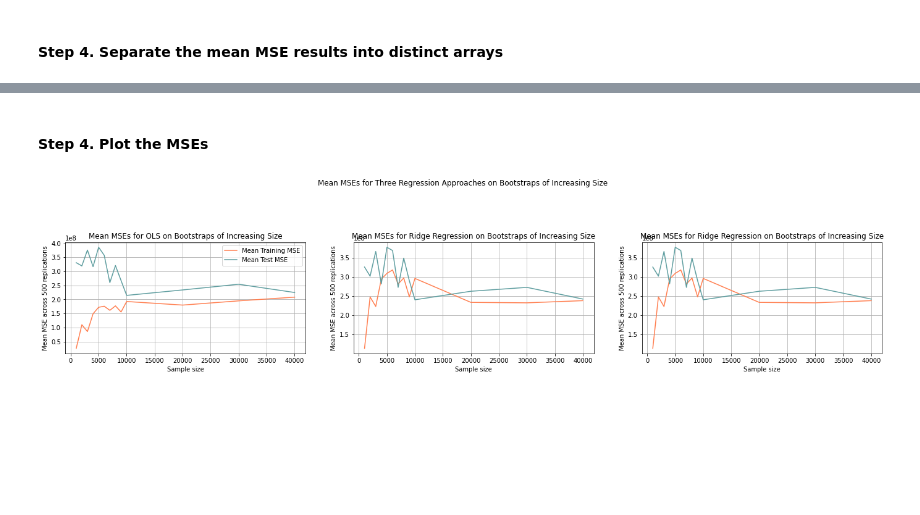
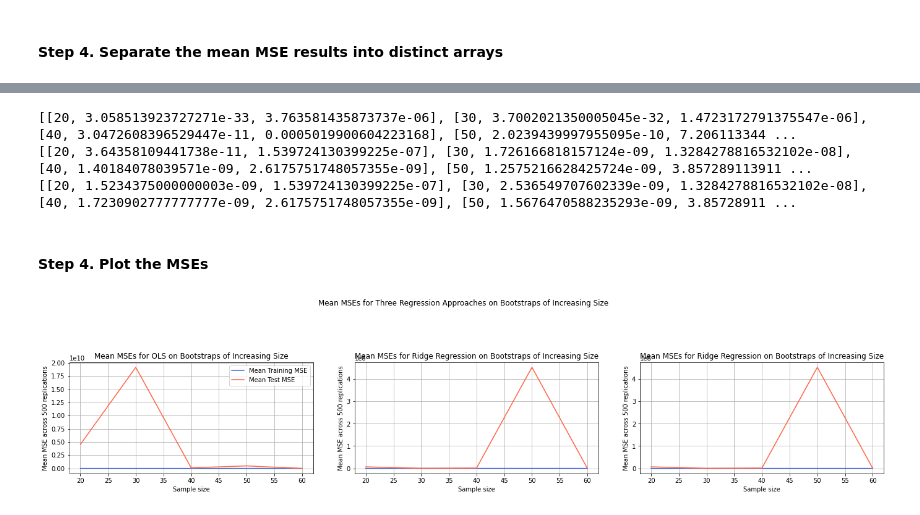
Before and after one commit to hikari-murayama/CA_ag_pollution, a Jupyter notebook: 03_Q3_How_Many_Sensors.ipynb, the cells around one changed output, grey strips where cells are left out. Cells and saved outputs as stored; diff of their text form; code cells hidden in the pictures; blank space fills up the shorter version.

```diff
--- a/03_Q3_How_Many_Sensors.ipynb
+++ b/03_Q3_How_Many_Sensors.ipynb
@@ -104,7 +109,6 @@ def OLS(X_train, y_train, X_test, y_test):
     Returns:
         train_mse: the MSE for the training data
         test_mse: The MSE for the test data
-        model_coef: The coefficients for the model
         """
     #Fit model
     lm = LinearRegression()
@@ -188,7 +193,7 @@ def how_many_sensors(df, b, start_size, test_prop, n_splits, alphas, rand_seed,
     while sampsize < max_size:
 
         # take 500 bootstrap samples of defined size and append them to a list
-        for b in range(b):  # b = 500
+        for b in np.arange(b):
             #np.random.seed(rand_seed)
             sample_n = np.random.choice(sample_inds, size = sampsize)
             df_sample = df.iloc[sample_n,:]
@@ -199,7 +204,7 @@ def how_many_sensors(df, b, start_size, test_prop, n_splits, alphas, rand_seed,
         ridge_mse_arr = np.full([1,2], np.nan)
         lasso_mse_arr = np.full([1,2], np.nan)
 
-        # for each of those samples, run and tune linear models with k-fold CV
+        # for each of the bootstrap samples, run and tune linear models with k-fold CV
         for bs in sampset:
 
             # first, generate X, X-standardized, and y
@@ -215,10 +220,10 @@ def how_many_sensors(df, b, start_size, test_prop, n_splits, alphas, rand_seed,
 
             # run OLS
             ols_mses = OLS(X_train, y_train, X_test, y_test)
+            ols_mse_arr = np.vstack((ols_mse_arr, ols_mses))
             #o_train_mse, o_test_mse, o_alpha = fit_model_cv(LinearRegression, X_train, y_train, X_test, y_test, kf, alphas)
 
             #ols_mses = [o_train_mse, o_test_mse]
-            ols_mse_arr = np.vstack((ols_mse_arr, ols_mses))
 
             # run ridge
             r_train_mse, r_test_mse, r_alpha = fit_model_cv(RidgeCV, X_std_train, y_train, X_std_test, y_test, kf, alphas)
@@ -235,9 +240,11 @@ def how_many_sensors(df, b, start_size, test_prop, n_splits, alphas, rand_seed,
         ridge_mean_mse.append([sampsize, ridge_mse_arr[1:,0].mean(), ridge_mse_arr[1:,1].mean()])
         lasso_mean_mse.append([sampsize, lasso_mse_arr[1:,0].mean(), ridge_mse_arr[1:,1].mean()])
 
+        # dump the bootstrap sample set list and increase sampsize for next iteration
         sampset = []
         sampsize += 10**(len(str(sampsize))-1)
 
+    #return sampsize
     return ols_mean_mse, ridge_mean_mse, lasso_mean_mse
 # %% [markdown]
 #### Step 3. Run the function
@@ -252,15 +259,16 @@ We define a set of possible alphas and set the parameters for the function:
 * max_size = the entire dataset
 # %%
 start = time.time()
-alphas = [0.01, 0.1, 1, 10, 100, 1000, 10000, 100000]
+alphas = [0.001, 0.01, 0.1, 1, 10, 100, 1000]
 howmany_ols, howmany_ridge, howmany_lasso = how_many_sensors(
     df = df,
-    b = 500,
+    b = 50,
     start_size = 100,
     test_prop = 0.2,
     n_splits = 10,
     alphas = alphas,
-    rand_seed = 42)
+    rand_seed = 42,
+    max_size = len(df))
 end = time.time()
 print(f"Runtime is {end - start} seconds")
 # %% [output]
@@ -270,7 +298,15 @@ KeyboardInterrupt:
+# %%
+print(howmany_ols)
+print(howmany_ridge)
+print(howmany_lasso)
+# %% [output]
+[[20, 3.058513923727271e-33, 3.763581435873737e-06], [30, 3.7002021350005045e-32, 1.4723172791375547e-06], [40, 3.0472608396529447e-11, 0.0005019900604223168], [50, 2.0239439997955095e-10, 7.206113344 ...
+[[20, 3.64358109441738e-11, 1.539724130399225e-07], [30, 1.726166818157124e-09, 1.3284278816532102e-08], [40, 1.40184078039571e-09, 2.6175751748057355e-09], [50, 1.2575216628425724e-09, 3.857289113911 ...
+[[20, 1.5234375000000003e-09, 1.539724130399225e-07], [30, 2.536549707602339e-09, 1.3284278816532102e-08], [40, 1.7230902777777777e-09, 2.6175751748057355e-09], [50, 1.5676470588235293e-09, 3.85728911 ...
 # %%
-olsmse = np.array(howmany[0])
-rmse = np.array(howmany[1])
-lmse = np.array(howmany[2])
+olsmse = np.array(howmany_ols)
+rmse = np.array(howmany_ridge)
+lmse = np.array(howmany_lasso)
 # %% [markdown]
 #### Step 4. Plot the MSEs
 # %%
@@ -280,45 +316,45 @@ plt.subplot(1, 3, 1)
 x_sampsize = olsmse[:,0]
 y_trainmse = olsmse[:,1]
 y_testmse = olsmse[:,2]
-plt.plot(x_sampsize, y_trainmse, color = 'coral', label = 'Mean Training MSE')
-plt.plot(x_sampsize, y_testmse, color = 'cadetblue', label = 'Mean Test MSE')
+plt.plot(x_sampsize, y_trainmse, color = 'royalblue', label = 'Mean Training MSE')
+plt.plot(x_sampsize, y_testmse, color = 'tomato', label = 'Mean Test MSE')
 plt.title(r'Mean MSEs for OLS on Bootstraps of Increasing Size')
 plt.xlabel('Sample size')
 plt.ylabel('Mean MSE across 500 replications')
 plt.legend()
 plt.grid(True, which='both')
 
 plt.subplot(1,3,2)
 
 x_sampsize = rmse[:,0]
-y_trainmse = rmse[:,1]
-y_testmse = rmse[:,2]
-plt.plot(x_sampsize, y_trainmse, color = 'coral', label = 'Mean Training MSE')
-plt.plot(x_sampsize, y_testmse, color = 'cadetblue', label = 'Mean Test MSE')
+y_r_trainmse = rmse[:,1]
+y_r_testmse = rmse[:,2]
+plt.plot(x_sampsize, y_r_trainmse, color = 'royalblue', label = 'Mean Training MSE')
+plt.plot(x_sampsize, y_r_testmse, color = 'tomato', label = 'Mean Test MSE')
 plt.title(r'Mean MSEs for Ridge Regression on Bootstraps of Increasing Size')
 plt.xlabel('Sample size')
 plt.ylabel('Mean MSE across 500 replications')
 plt.grid(True, which='both')
 
 plt.subplot(1,3,3) # YOUR CODE HERE
 
 x_sampsize = lmse[:,0]
-y_trainmse = lmse[:,1]
-y_testmse = lmse[:,2]
-plt.plot(x_sampsize, y_trainmse, color = 'coral', label = 'Mean Training MSE')
-plt.plot(x_sampsize, y_testmse, color = 'cadetblue', label = 'Mean Test MSE')
+y_l_trainmse = lmse[:,1]
+y_l_testmse = lmse[:,2]
+plt.plot(x_sampsize, y_l_trainmse, color = 'royalblue', label = 'Mean Training MSE')
+plt.plot(x_sampsize, y_l_testmse, color = 'tomato', label = 'Mean Test MSE')
 plt.title(r'Mean MSEs for Ridge Regression on Bootstraps of Increasing Size')
 plt.xlabel('Sample size')
 plt.ylabel('Mean MSE across 500 replications')
 plt.grid(True, which='both')
 
 plt.suptitle('Mean MSEs for Three Regression Approaches on Bootstraps of Increasing Size')
 
 plt.tight_layout(pad = 4)
 
 plt.show()
 # %% [output]
-[figure, old version]
+[figure, new version]
 # %%
 ols_minsize = olsmse[olsmse[:,2] < 1.2 * 1.2 * ols_test_mse][0,0]
 ridge_minsize = rmse[rmse[:,2] < 1.2 * 1.2 * r_test_mse][0,0]
```
Also changed, not shown: parts of 10 cells of this notebook.
